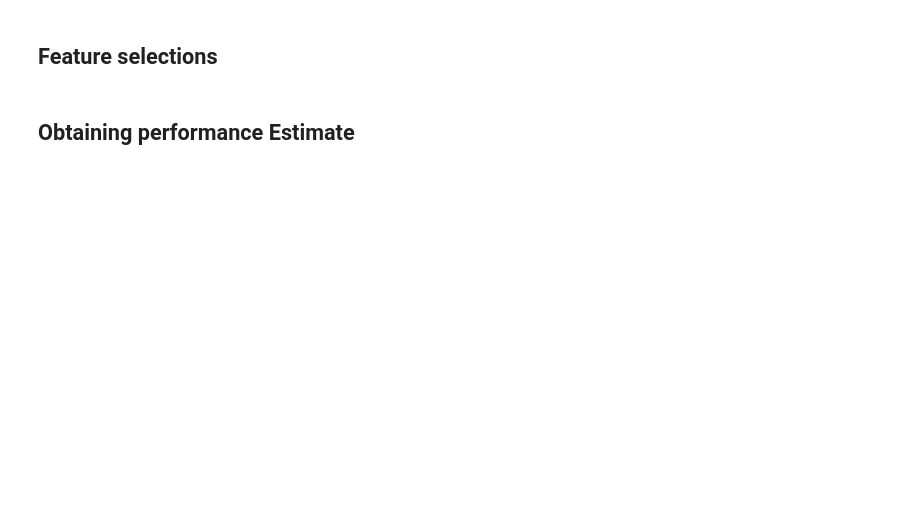
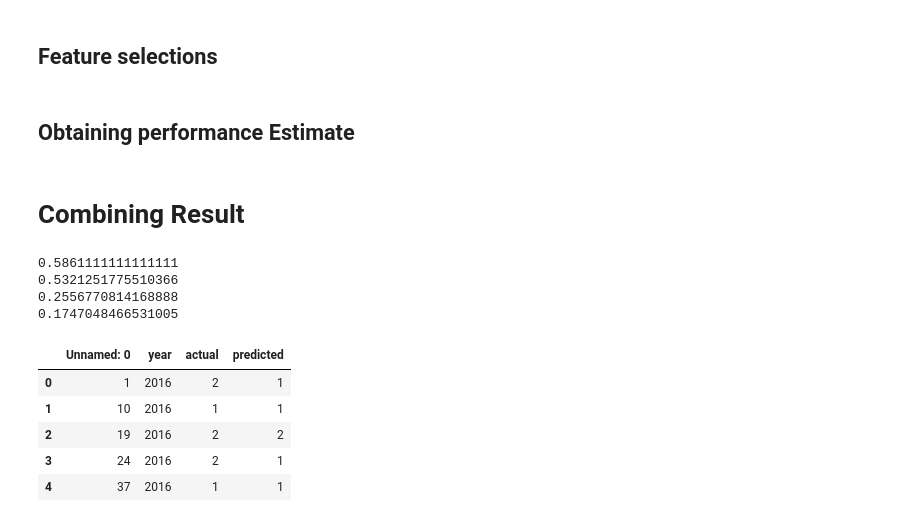
Before and after one commit to rodekruis/Typhoon_IBF_Rice_Damage_Model, a Jupyter notebook: IBF_typhoon_model/models/model_results.ipynb, the cells around one changed output. Cells and saved outputs as stored; diff of their text form; code cells hidden in the pictures; blank space fills up the shorter version.

```diff
--- a/IBF_typhoon_model/models/model_results.ipynb
+++ b/IBF_typhoon_model/models/model_results.ipynb
@@ -939,3 +970,5 @@ df_predicted_xgb = xgb_regression_performance(
     GS_randomized=True,
     GS_n_iter=10
 )
+# %% [markdown]
+# Combining Result
@@ -941,0 +987,24 @@ df_predicted_xgb = xgb_regression_performance(
+# %%
+f1_score_binary = f1_score(df_predicted_rf_binary['actual'], df_predicted_rf_binary['predicted'])
+f1_score_multi = f1_score(df_predicted_rf_multi['actual'], df_predicted_rf_multi['predicted'], average='macro')
+rmse = mean_squared_error(df_predicted_rf_regression['actual'], df_predicted_rf_regression['predicted'], squared=False)
+mae = mean_absolute_error(df_predicted_rf_regression['actual'], df_predicted_rf_regression['predicted'])
+
+print(f1_score_binary)
+print(f1_score_multi)
+print(rmse)
+print(mae)
+
+df_predicted_rf_regression.head()
+df_predicted_rf_multi.head()
+# %% [output]
+0.5861111111111111
+0.5321251775510366
+0.2556770814168888
+0.1747048466531005
+|  | Unnamed: 0 | year | actual | predicted |
+| 0 | 1 | 2016 | 2 | 1 |
+| 1 | 10 | 2016 | 1 | 1 |
+| 2 | 19 | 2016 | 2 | 2 |
+| 3 | 24 | 2016 | 2 | 1 |
+| 4 | 37 | 2016 | 1 | 1 |
```
Also changed, not shown: parts of 14 cells of this notebook, 55 other files.
